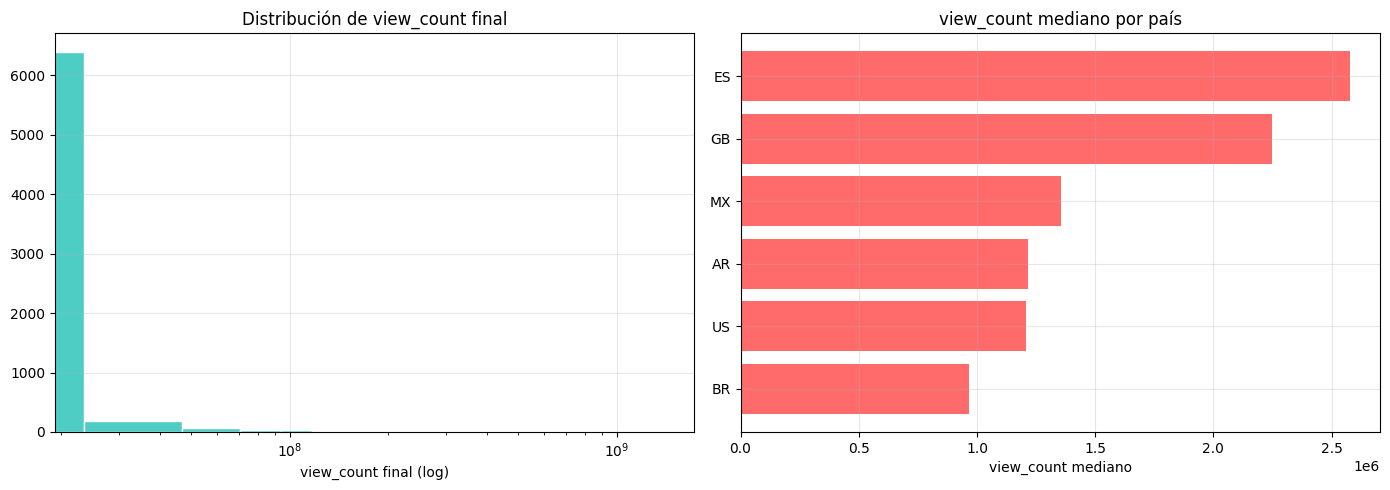
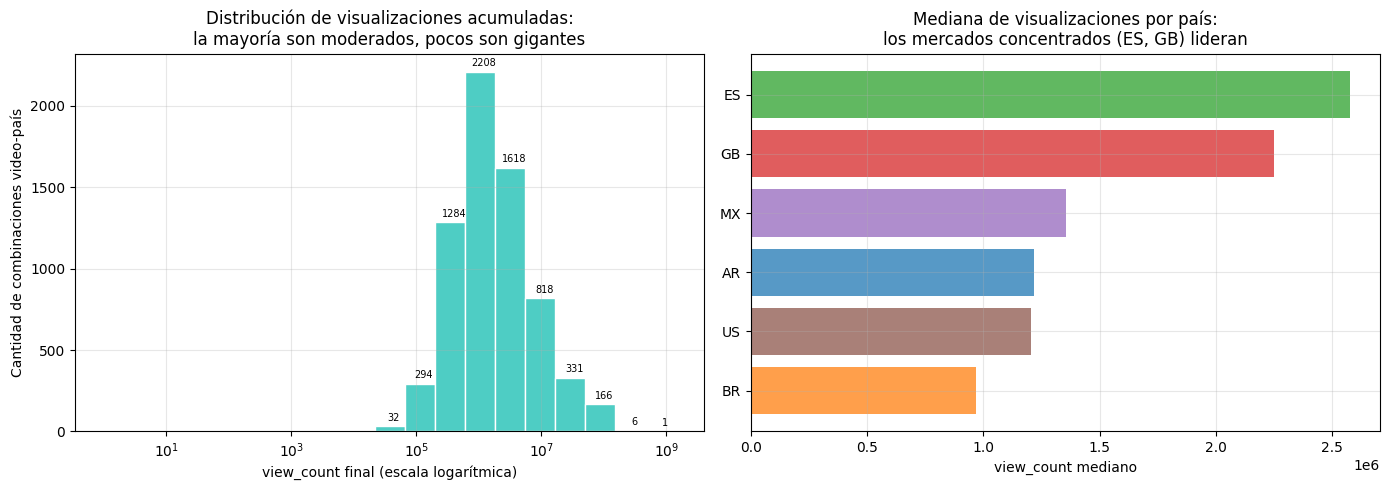
Code edit (unified diff) that turned the first committed figure into the second:
--- before
+++ after
@@ -2,13 +2,33 @@
 
 fig, ax = plt.subplots(1, 2, figsize=(14, 5))
-ax[0].hist(view_count_final, bins=60, color='#4ECDC4', edgecolor='white')
+
+# Bins logarítmicos: cada barra cubre un rango proporcional en escala log
+bins_log = np.logspace(
+    np.log10(max(view_count_final.min(), 1)),
+    np.log10(view_count_final.max()),
+    num=20
+)
+counts, _, patches = ax[0].hist(view_count_final, bins=bins_log, color='#4ECDC4', edgecolor='white')
 ax[0].set_xscale('log')
-ax[0].set_xlabel('view_count final (log)')
-ax[0].set_title('Distribución de view_count final')
+ax[0].set_xlabel('view_count final (escala logarítmica)')
+ax[0].set_ylabel('Cantidad de combinaciones video-país')
+ax[0].set_title('Distribución de visualizaciones acumuladas:\nla mayoría son moderados, pocos son gigantes')
 
+# Etiquetas con el conteo sobre cada barra (para que se lean los valores chicos)
+for count, patch in zip(counts, patches):
+    if count > 0:
+        ax[0].text(
+            patch.get_x() + patch.get_width() / 2,
+            patch.get_height() + max(counts) * 0.01,
+            f'{int(count)}',
+            ha='center', va='bottom', fontsize=7
+        )
+
+# --- Gráfico derecho: mediana por país (sin cambios) ---
 view_mediano_pais = view_count_final.groupby(level='country').median().sort_values()
-ax[1].barh(view_mediano_pais.index, view_mediano_pais.values, color='#FF6B6B')
+colores_ordenados = [COLORES_PAIS[p] for p in view_mediano_pais.index]
+ax[1].barh(view_mediano_pais.index, view_mediano_pais.values, color=colores_ordenados, alpha=0.75)
 ax[1].set_xlabel('view_count mediano')
-ax[1].set_title('view_count mediano por país')
+ax[1].set_title('Mediana de visualizaciones por país:\nlos mercados concentrados (ES, GB) lideran')
 
 plt.tight_layout()

Commit: Refina graficos seccion 3.4, corrige hallazgo 3 y elimina figuras obsoletas